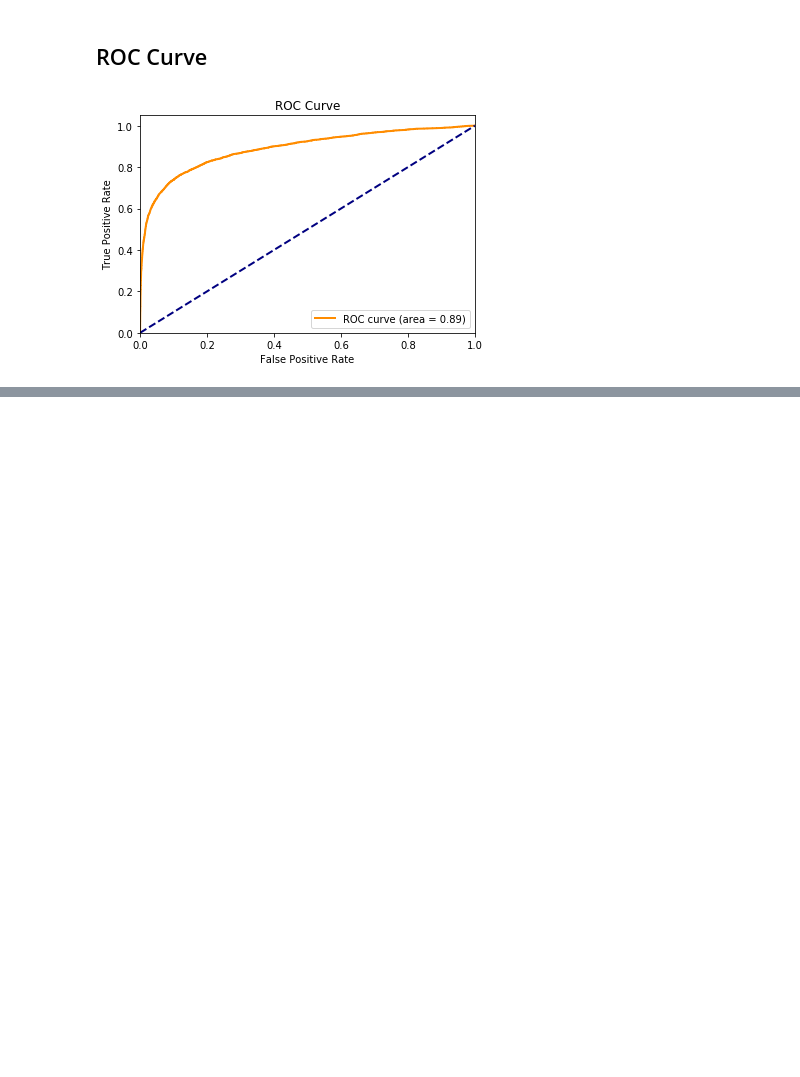
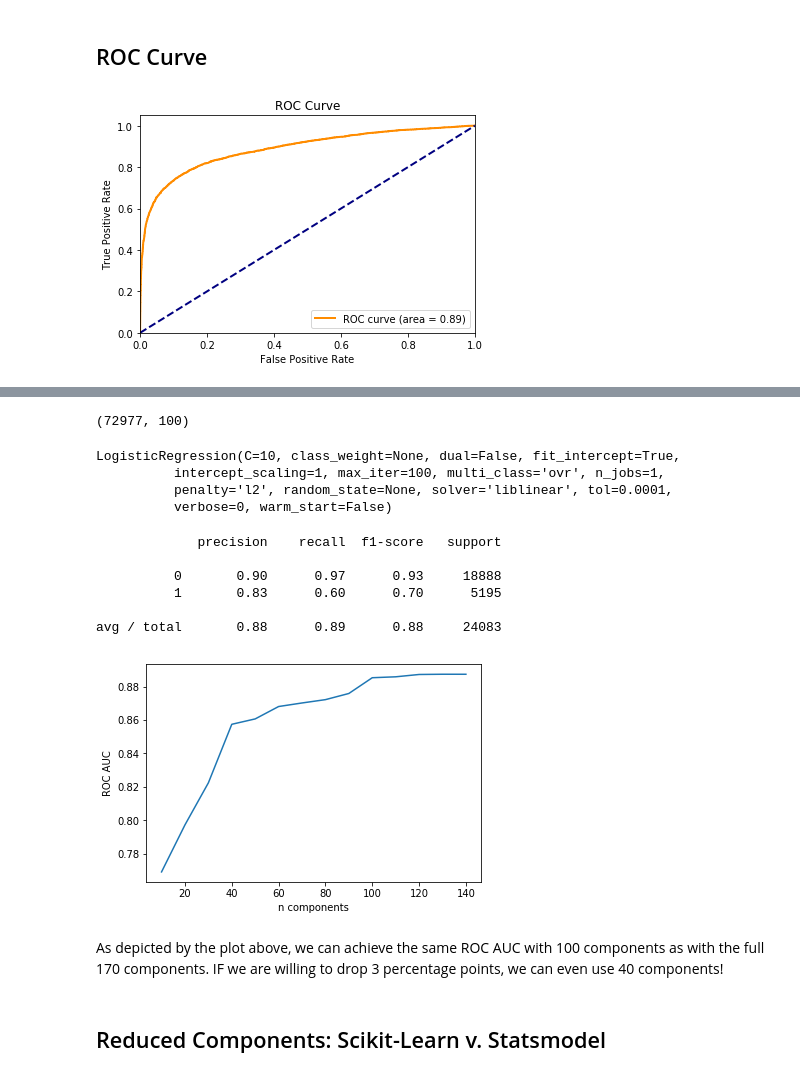
Before and after one commit to collinprather/Big-Data-Ignite-2018, a Jupyter notebook: Logistic_Regression.ipynb, the cells around one changed output, grey strips where cells are left out. Cells and saved outputs as stored; diff of their text form; code cells hidden in the pictures; blank space fills up the shorter version.

Commit message:
Updated Logistic_Regression.ipynb with PCA and scikit/Statsmodel comparison. added Crash_X_reduced.

```diff
--- a/Logistic_Regression.ipynb
+++ b/Logistic_Regression.ipynb
@@ -94,0 +106,57 @@ coefficients
+# %%
+pca = PCA(n_components=100)
+X_reduced = pca.fit_transform(X)
+# %%
+X_reduced.shape
+# %% [output]
+(72977, 100)
+# %%
+X_train, X_test, y_train, y_test = train_test_split(X_reduced, y, test_size=0.33, random_state=42)
+# %%
+clf = LogisticRegression(C=10)
+clf.fit(X_train, y_train.values.ravel())
+# %% [output]
+LogisticRegression(C=10, class_weight=None, dual=False, fit_intercept=True,
+          intercept_scaling=1, max_iter=100, multi_class='ovr', n_jobs=1,
+          penalty='l2', random_state=None, solver='liblinear', tol=0.0001,
+          verbose=0, warm_start=False)
+# %%
+y_pred = clf.predict(X_test)
+print(classification_report(y_test, y_pred))
+# %% [output]
+             precision    recall  f1-score   support
+
+          0       0.90      0.97      0.93     18888
+          1       0.83      0.60      0.70      5195
+
+avg / total       0.88      0.89      0.88     24083
+# %%
+component_vals = []
+roc_auc_vals = []
+pca_vals = range(10,150, 10)
+
+for components in pca_vals:
+    pca = PCA(n_components=components)
+    X_reduced = pca.fit_transform(X)
+    X_train, X_test, y_train, y_test = train_test_split(X_reduced, y, test_size=0.33, random_state=42)
+    clf = LogisticRegression(C=10)
+    clf.fit(X_train, y_train.values.ravel())
+
+    y_score = clf.decision_function(X_test)
+    # Compute ROC curve and ROC area for each class
+    fpr, tpr, thresholds = roc_curve(y_test, y_score)
+    roc_auc = auc(fpr, tpr)
+
+    component_vals.append(components)
+    roc_auc_vals.append(roc_auc)
+# %%
+plt.plot(component_vals, roc_auc_vals)
+plt.xlabel('n components')
+plt.ylabel('ROC AUC')
+plt.show()
+# %% [output]
+[figure, added]
+# %% [markdown]
+As depicted by the plot above, we can achieve the same ROC AUC with 100 components as with the full 170 components. IF we are willing to drop 3 percentage points, we can even use 40 components!
+# %% [markdown]
+## Reduced Components: Scikit-Learn v. Statsmodel
```
Also changed, not shown: parts of 16 cells of this notebook, 4 other files.
